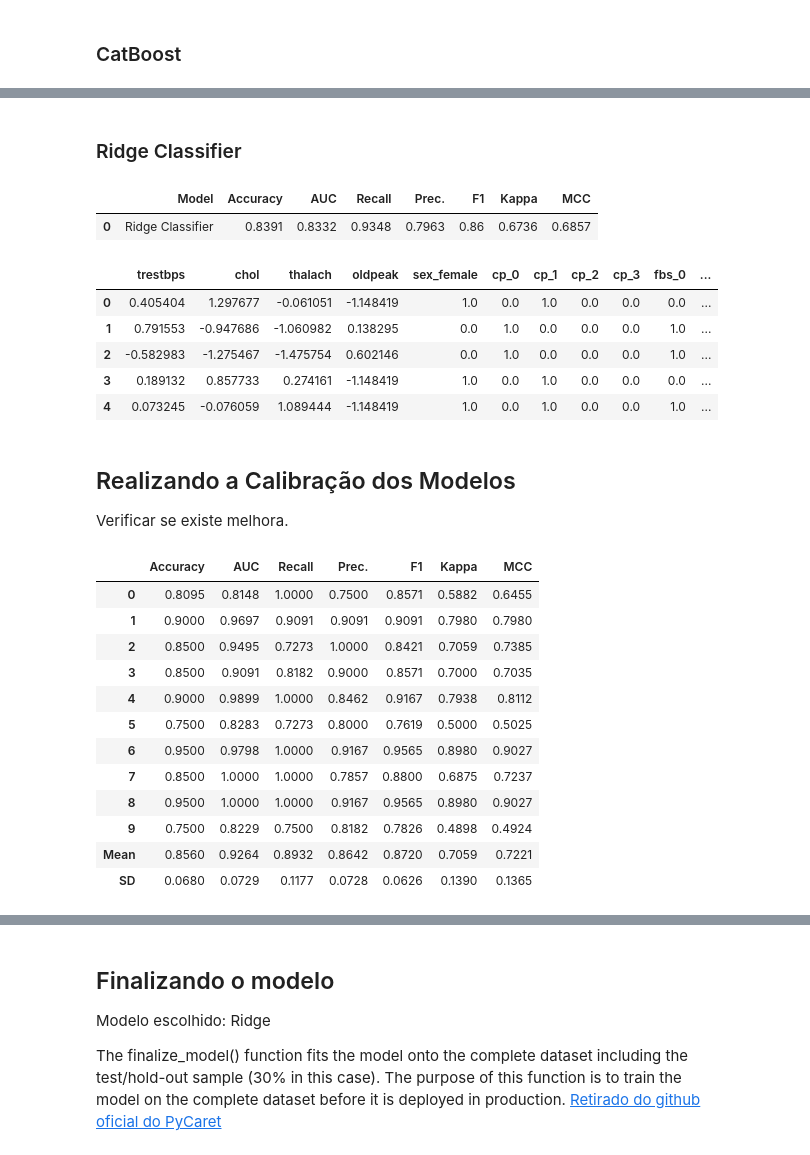
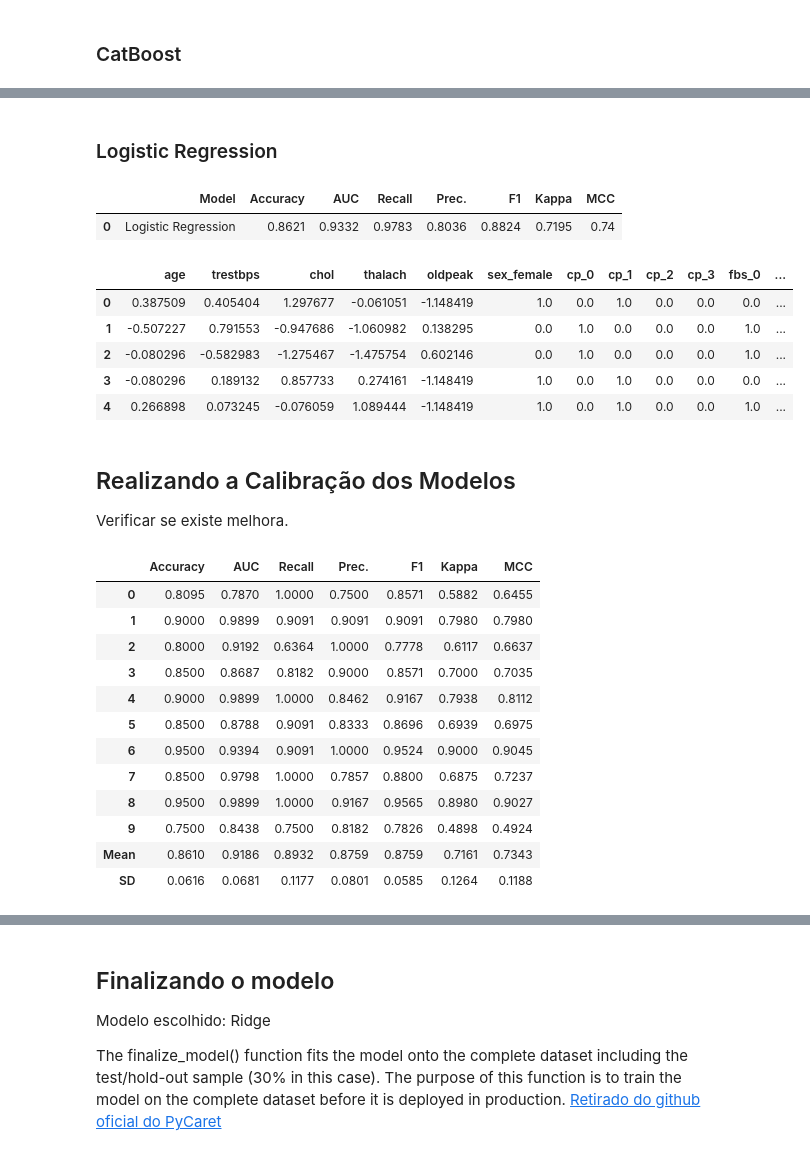
Before and after one commit to Tiagoeem/Ensaio_Sobre_o_AutoML, a Jupyter notebook: Auto_ML_PyCaret_Customizado_Heart.ipynb, the cells around one changed output, grey strips where cells are left out. Drawn from its saved outputs; the diff is of its cells as text; code cells hidden in the pictures.

```diff
--- a/Auto_ML_PyCaret_Customizado_Heart.ipynb
+++ b/Auto_ML_PyCaret_Customizado_Heart.ipynb
@@ -171,5 +170,5 @@ catboost = create_model(estimator='catboost')
 # %%
-# Ridge Classifier
-random_ridge = create_model('ridge')
+# LR Classifier
+lr = create_model('lr')
 # %% [output]
 |  | Accuracy | AUC | Recall | Prec. | F1 | Kappa | MCC |
@@ -227,0 +211,2 @@ tuned_rg = tune_model(random_ridge)
+# %%
+tuned_lr = tune_model(lr)
@@ -273,36 +276,36 @@ predict_model(tuned_cat).head()
-# %% [markdown]
-### Ridge Classifier
+# %% [markdown]
+### Logistic Regression
 # %%
-predict_model(tuned_rg).head()
+predict_model(tuned_lr).head()
 # %% [output]
 |  | Model | Accuracy | AUC | Recall | Prec. | F1 | Kappa | MCC |
-| 0 | Ridge Classifier | 0.8391 | 0.8332 | 0.9348 | 0.7963 | 0.86 | 0.6736 | 0.6857 |
+| 0 | Logistic Regression | 0.8621 | 0.9332 | 0.9783 | 0.8036 | 0.8824 | 0.7195 | 0.74 |
-|  | trestbps | chol | thalach | oldpeak | sex_female | cp_0 | cp_1 | cp_2 | cp_3 | fbs_0 | ... |
-| 0 | 0.405404 | 1.297677 | -0.061051 | -1.148419 | 1.0 | 0.0 | 1.0 | 0.0 | 0.0 | 0.0 | ... |
-| 1 | 0.791553 | -0.947686 | -1.060982 | 0.138295 | 0.0 | 1.0 | 0.0 | 0.0 | 0.0 | 1.0 | ... |
-| 2 | -0.582983 | -1.275467 | -1.475754 | 0.602146 | 0.0 | 1.0 | 0.0 | 0.0 | 0.0 | 1.0 | ... |
-| 3 | 0.189132 | 0.857733 | 0.274161 | -1.148419 | 1.0 | 0.0 | 1.0 | 0.0 | 0.0 | 0.0 | ... |
-| 4 | 0.073245 | -0.076059 | 1.089444 | -1.148419 | 1.0 | 0.0 | 1.0 | 0.0 | 0.0 | 1.0 | ... |
+|  | age | trestbps | chol | thalach | oldpeak | sex_female | cp_0 | cp_1 | cp_2 | cp_3 | fbs_0 | ... |
+| 0 | 0.387509 | 0.405404 | 1.297677 | -0.061051 | -1.148419 | 1.0 | 0.0 | 1.0 | 0.0 | 0.0 | 0.0 | ... |
+| 1 | -0.507227 | 0.791553 | -0.947686 | -1.060982 | 0.138295 | 0.0 | 1.0 | 0.0 | 0.0 | 0.0 | 1.0 | ... |
+| 2 | -0.080296 | -0.582983 | -1.275467 | -1.475754 | 0.602146 | 0.0 | 1.0 | 0.0 | 0.0 | 0.0 | 1.0 | ... |
+| 3 | -0.080296 | 0.189132 | 0.857733 | 0.274161 | -1.148419 | 1.0 | 0.0 | 1.0 | 0.0 | 0.0 | 0.0 | ... |
+| 4 | 0.266898 | 0.073245 | -0.076059 | 1.089444 | -1.148419 | 1.0 | 0.0 | 1.0 | 0.0 | 0.0 | 1.0 | ... |
 # %% [markdown]
 ## Realizando a Calibração dos Modelos
 
 Verificar se existe melhora.
 # %%
-best_calib = calibrate_model(tuned_rg)
+best_calib = calibrate_model(tuned_lr)
 # %% [output]
 |  | Accuracy | AUC | Recall | Prec. | F1 | Kappa | MCC |
-| 0 | 0.8095 | 0.8148 | 1.0000 | 0.7500 | 0.8571 | 0.5882 | 0.6455 |
-| 1 | 0.9000 | 0.9697 | 0.9091 | 0.9091 | 0.9091 | 0.7980 | 0.7980 |
-| 2 | 0.8500 | 0.9495 | 0.7273 | 1.0000 | 0.8421 | 0.7059 | 0.7385 |
-| 3 | 0.8500 | 0.9091 | 0.8182 | 0.9000 | 0.8571 | 0.7000 | 0.7035 |
+| 0 | 0.8095 | 0.7870 | 1.0000 | 0.7500 | 0.8571 | 0.5882 | 0.6455 |
+| 1 | 0.9000 | 0.9899 | 0.9091 | 0.9091 | 0.9091 | 0.7980 | 0.7980 |
+| 2 | 0.8000 | 0.9192 | 0.6364 | 1.0000 | 0.7778 | 0.6117 | 0.6637 |
+| 3 | 0.8500 | 0.8687 | 0.8182 | 0.9000 | 0.8571 | 0.7000 | 0.7035 |
 | 4 | 0.9000 | 0.9899 | 1.0000 | 0.8462 | 0.9167 | 0.7938 | 0.8112 |
-| 5 | 0.7500 | 0.8283 | 0.7273 | 0.8000 | 0.7619 | 0.5000 | 0.5025 |
-| 6 | 0.9500 | 0.9798 | 1.0000 | 0.9167 | 0.9565 | 0.8980 | 0.9027 |
-| 7 | 0.8500 | 1.0000 | 1.0000 | 0.7857 | 0.8800 | 0.6875 | 0.7237 |
-| 8 | 0.9500 | 1.0000 | 1.0000 | 0.9167 | 0.9565 | 0.8980 | 0.9027 |
-| 9 | 0.7500 | 0.8229 | 0.7500 | 0.8182 | 0.7826 | 0.4898 | 0.4924 |
-| Mean | 0.8560 | 0.9264 | 0.8932 | 0.8642 | 0.8720 | 0.7059 | 0.7221 |
-| SD | 0.0680 | 0.0729 | 0.1177 | 0.0728 | 0.0626 | 0.1390 | 0.1365 |
+| 5 | 0.8500 | 0.8788 | 0.9091 | 0.8333 | 0.8696 | 0.6939 | 0.6975 |
+| 6 | 0.9500 | 0.9394 | 0.9091 | 1.0000 | 0.9524 | 0.9000 | 0.9045 |
+| 7 | 0.8500 | 0.9798 | 1.0000 | 0.7857 | 0.8800 | 0.6875 | 0.7237 |
+| 8 | 0.9500 | 0.9899 | 1.0000 | 0.9167 | 0.9565 | 0.8980 | 0.9027 |
+| 9 | 0.7500 | 0.8438 | 0.7500 | 0.8182 | 0.7826 | 0.4898 | 0.4924 |
+| Mean | 0.8610 | 0.9186 | 0.8932 | 0.8759 | 0.8759 | 0.7161 | 0.7343 |
+| SD | 0.0616 | 0.0681 | 0.1177 | 0.0801 | 0.0585 | 0.1264 | 0.1188 |
 # %%
 predict_model(best_calib).head()
 # %% [output]
```
Also changed, not shown: parts of 23 cells of this notebook.
